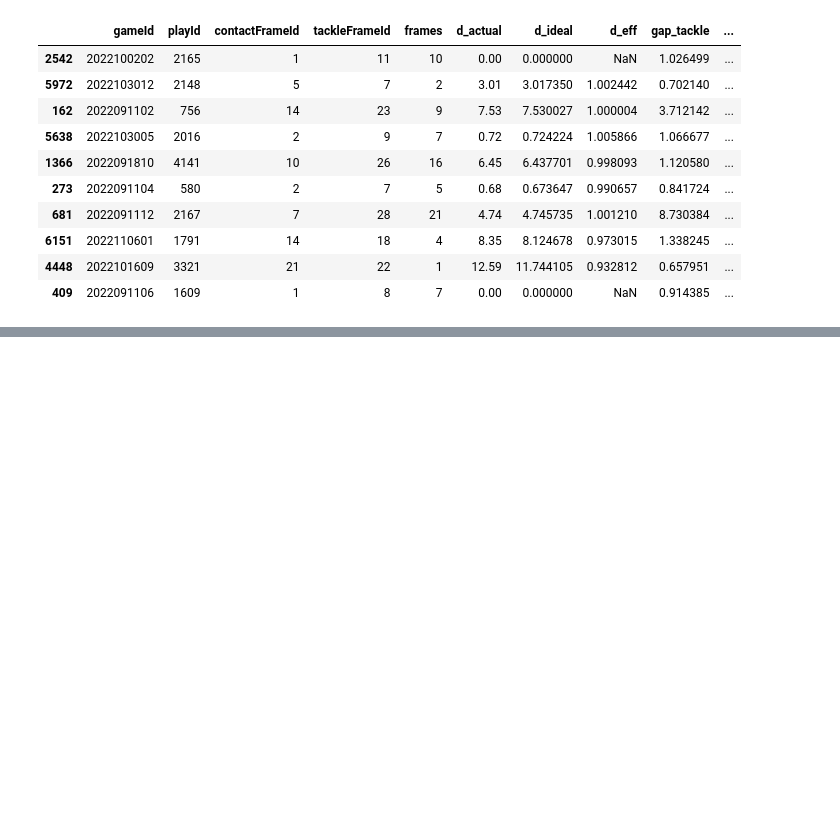
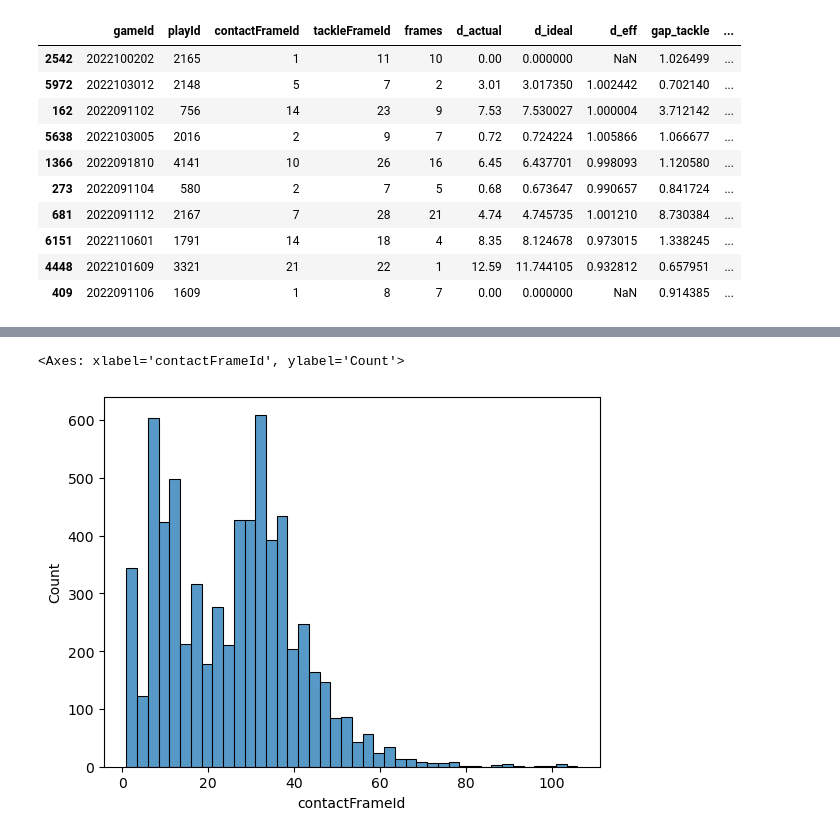
Before and after one commit to pschlais/kaggle_nfl_bdb_2024, a Jupyter notebook: feat_build.ipynb, the cells around one changed output, grey strips where cells are left out. Saved outputs shown, nothing was run; the diff lists cells and outputs as text; code cells hidden in the pictures; blank space fills up the shorter version.

```diff
--- a/feat_build.ipynb
+++ b/feat_build.ipynb
@@ -164,0 +236,5 @@ metric_df['tackle_category'] = np.where(metric_df.s_downfield_contact_t <= 1, 'p
+# %%
+sns.histplot(metric_df.contactFrameId)
+# %% [output]
+<Axes: xlabel='contactFrameId', ylabel='Count'>
+[figure, added]
```
Also changed, not shown: parts of 16 cells of this notebook, 2 other files.
